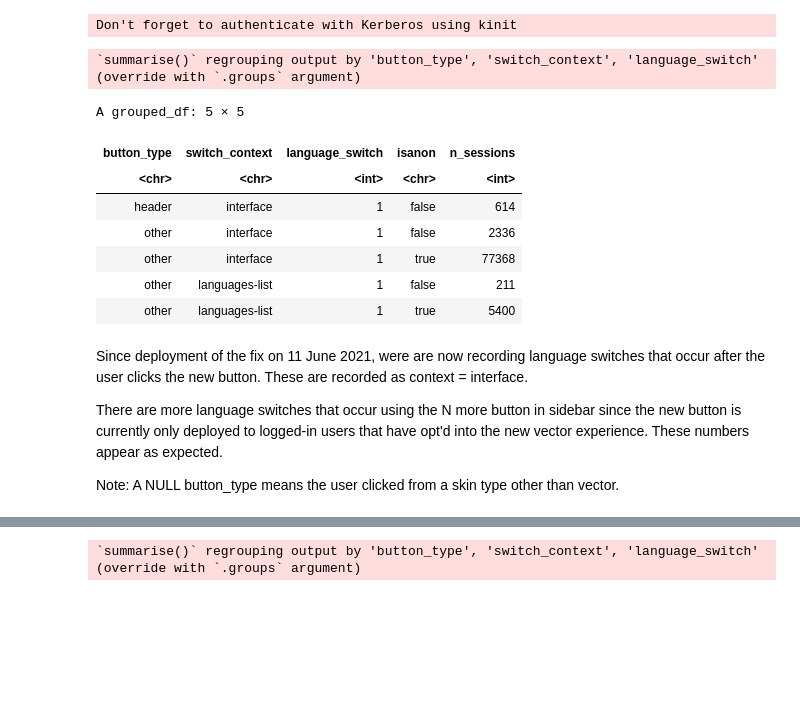
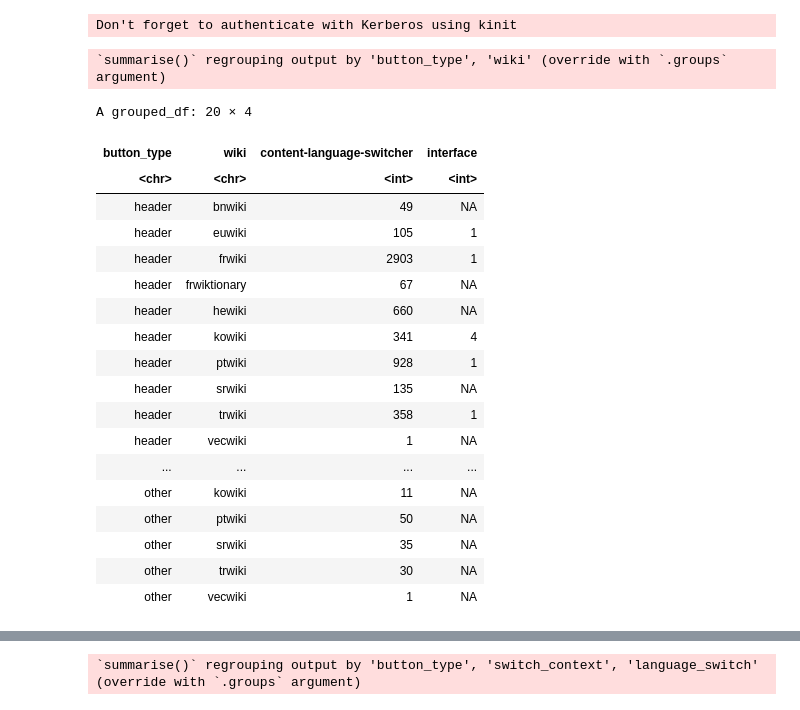
Before and after one commit to wikimedia-research/Language-Switching-Analysis-2021, a Jupyter notebook: QA/post_deployment_qa.ipynb, the cells around one changed output, grey strips where cells are left out. Drawn from its saved outputs; the diff is of its cells as text; code cells hidden in the pictures; blank space fills up the shorter version.

```diff
--- a/QA/post_deployment_qa.ipynb
+++ b/QA/post_deployment_qa.ipynb
@@ -1054,26 +1080,36 @@ lang_button_switch_events <-  wmfdata::query_hive(query)
 Don't forget to authenticate with Kerberos using kinit
 # %%
 lang_button_switch_bybuttontype <- lang_button_switch_events %>%
-    filter(button_type != 'NULL',#filter out non vector events
-          language_switch == 1) %>% #only sessions with lang switch
-    group_by(button_type, switch_context, language_switch, isanon)  %>%
-    summarise(n_sessions = n_distinct(session_id))
+    filter(
+          language_switch == 1, #only sessions with lang switch
+          wiki %in% c('frwiktionary', 'hewiki', 'ptwikiversity', 'frwiki',
+    'euwiki', 'ptwiki', 'kowiki', 'trwiki', 'srwiki', 'bnwiki', 'dewikivoyage', 'vecwiki' ),
+          skinversion == 'latest',
+          isanon == 'false',
+          switch_context %in% c('content-language-switcher', 'interface')) %>%
+    group_by(button_type, wiki, switch_context)  %>%
+    summarise(n_sessions = n_distinct(session_id))  %>%
+    spread(switch_context, n_sessions)
 
 lang_button_switch_bybuttontype
 # %% [output]
-`summarise()` regrouping output by 'button_type', 'switch_context', 'language_switch' (override with `.groups` argument)
+`summarise()` regrouping output by 'button_type', 'wiki' (override with `.groups` argument)
-A grouped_df: 5 × 5
+A grouped_df: 20 × 4
-| button_type | switch_context | language_switch | isanon | n_sessions |
-| <chr> | <chr> | <int> | <chr> | <int> |
-| header | interface | 1 | false | 614 |
-| other | interface | 1 | false | 2336 |
-| other | interface | 1 | true | 77368 |
-| other | languages-list | 1 | false | 211 |
-| other | languages-list | 1 | true | 5400 |
+| button_type | wiki | content-language-switcher | interface |
+| <chr> | <chr> | <int> | <int> |
+| header | bnwiki | 49 | NA |
+| header | euwiki | 105 | 1 |
+| header | frwiki | 2903 | 1 |
+| header | frwiktionary | 67 | NA |
+| header | hewiki | 660 | NA |
+| header | kowiki | 341 | 4 |
+| header | ptwiki | 928 | 1 |
+| header | srwiki | 135 | NA |
+| header | trwiki | 358 | 1 |
+| header | vecwiki | 1 | NA |
+| ... | ... | ... | ... |
+| other | kowiki | 11 | NA |
+| other | ptwiki | 50 | NA |
+| other | srwiki | 35 | NA |
+| other | trwiki | 30 | NA |
+| other | vecwiki | 1 | NA |
-# %% [markdown]
-Since deployment of the fix on 11 June 2021, were are now recording language switches that occur after the user clicks the new button. These are recorded as context = interface.
-
-There are more language switches that occur using the N more button in sidebar since the new button is currently only deployed to logged-in users that have opt'd into the new vector experience. These numbers appear as expected.
-
-
-Note: A NULL button_type means the user clicked from a skin type other than vector.
```
Also changed, not shown: parts of 66 cells of this notebook.
